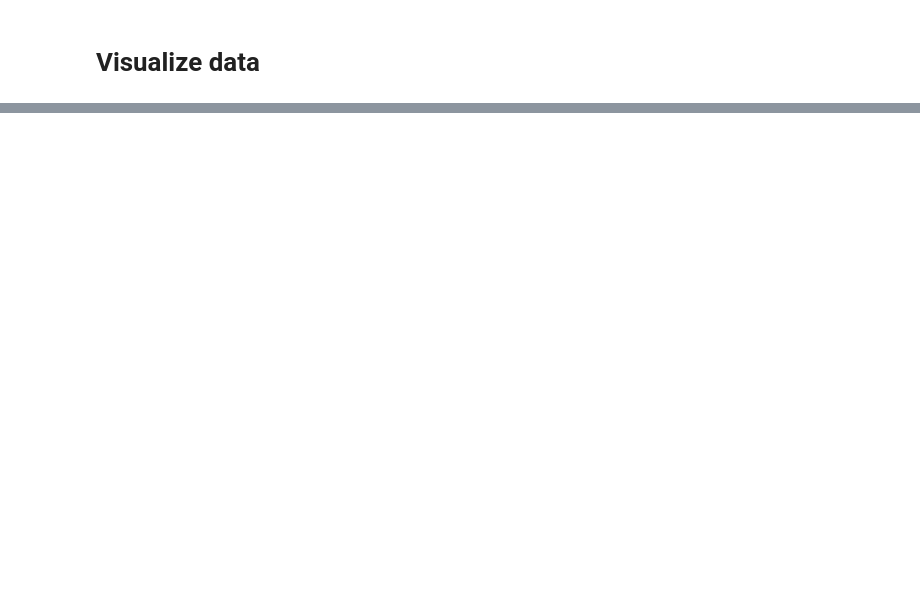
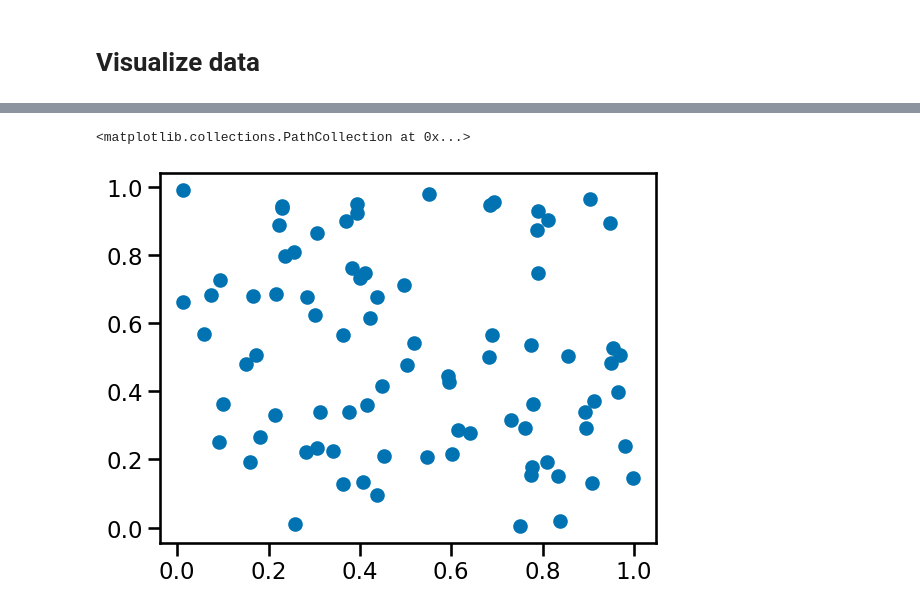
Before and after one commit to benslack19/wandb-explore, a Jupyter notebook: nb_template.ipynb, the cells around one changed output, grey strips where cells are left out. Cells and saved outputs as stored; diff of their text form; code cells hidden in the pictures; blank space fills up the shorter version.

```diff
--- a/nb_template.ipynb
+++ b/nb_template.ipynb
@@ -48,0 +82,5 @@ df_example.to_csv(Path("data", "example_data.csv"), index=False)
+# %%
+plt.scatter(df_example["a"], df_example["b"])
+# %% [output]
+<matplotlib.collections.PathCollection at 0x...>
+[figure, added]
```
Also changed, not shown: parts of 9 cells of this notebook, 1 other file.
